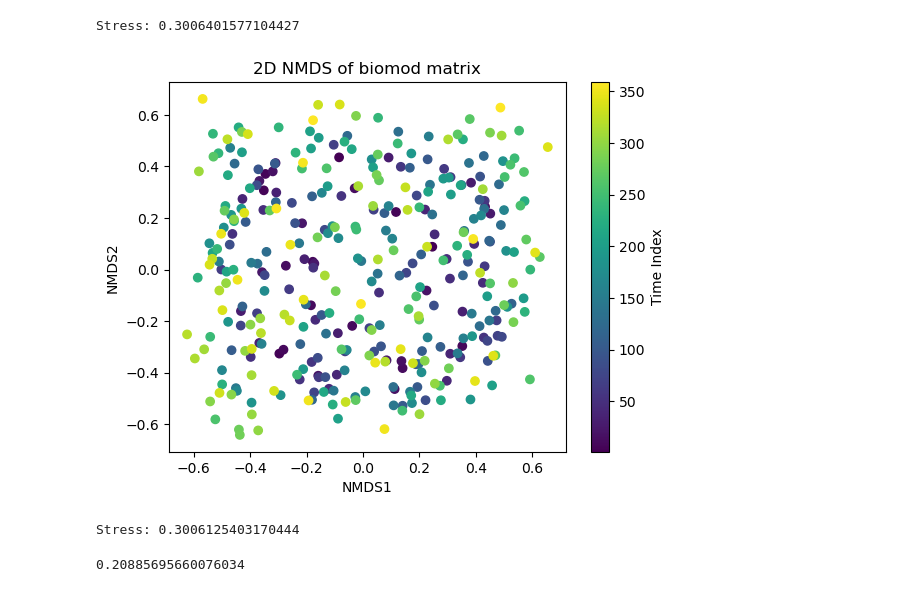
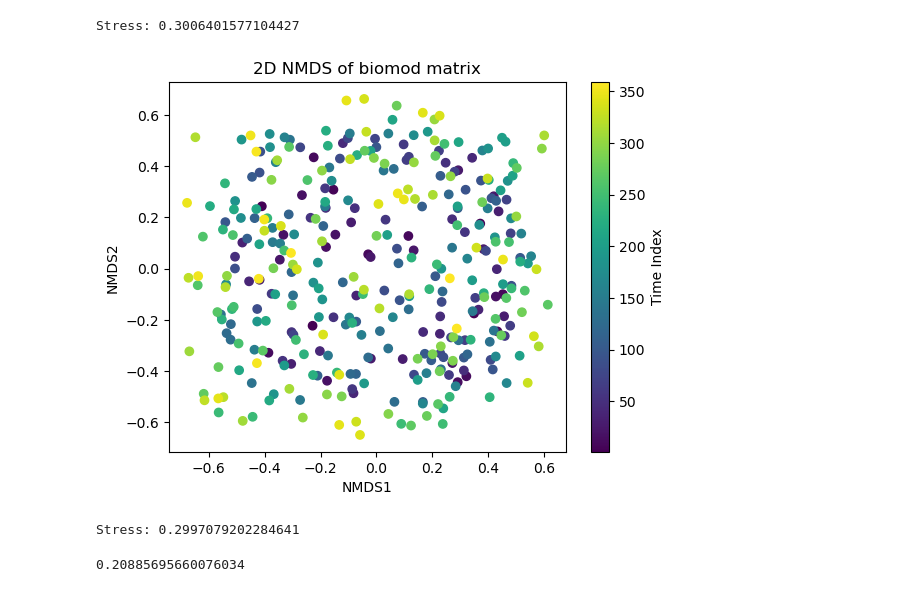
Before and after one commit to butterman0/spGDMM, a Jupyter notebook: 2_notebooks/1c_generate_training_data.ipynb, the cells around one changed output. Cells and saved outputs as stored; diff of their text form; code cells hidden in the pictures.

```diff
--- a/2_notebooks/1c_generate_training_data.ipynb
+++ b/2_notebooks/1c_generate_training_data.ipynb
@@ -32,7 +32,7 @@ results = []
 for time_index in range(1,360,1):
 
     sampled_locations = create_sample_locations(1, time_index)
-    result = fetch_sinmod_data(biomod_sinmod_path, sampled_locations, biomod_target_variables, normalise=True)
+    result = fetch_sinmod_data(biomod_sinmod_path, sampled_locations, biomod_target_variables, normalise=False)
 
     results.append(result)
 
@@ -213,33 +182,33 @@ Stress: 0.3006401577104427
 # %%
 from sklearn.manifold import MDS
 from scipy.spatial.distance import pdist, squareform
 import matplotlib.pyplot as plt
 from mpl_toolkits.mplot3d import Axes3D
 
 # Extract the biomod matrix from column 4 onward
 biomod_matrix2 = final_results_2.iloc[:, 3:].values
 
 # Run NMDS
-nmds2 = MDS(n_components=2, metric=False, max_iter=500, random_state=42, dissimilarity='precomputed')
+nmds2 = MDS(n_components=2, metric=False, max_iter=500, random_state=43, dissimilarity='precomputed')
 # Compute the Bray-Curtis dissimilarity matrix
 dissimilarity_matrix2 = squareform(pdist(biomod_matrix2, metric='braycurtis'))
 
 # Fit NMDS with the precomputed dissimilarity matrix
 nmds_fit2 = nmds2.fit_transform(dissimilarity_matrix2)
 
 # Plot the NMDS result, color by time_index
 plt.figure()
-sc = plt.scatter(nmds_fit[:, 0], nmds_fit[:, 1], c=final_results_2['time_idx'], cmap='viridis')
+sc = plt.scatter(nmds_fit2[:, 0], nmds_fit2[:, 1], c=final_results_2['time_idx'], cmap='viridis')
 plt.colorbar(sc, label='Time Index')
 plt.title('2D NMDS of biomod matrix')
 plt.xlabel('NMDS1')
 plt.ylabel('NMDS2')
 plt.show()
 
 print(f"Stress: {nmds2.stress_}")
 # %% [output]
-[figure, old version]
+[figure, new version]
-Stress: 0.3006125403170444
+Stress: 0.2997079202284641
 # %%
 from sklearn.manifold import MDS
 from scipy.spatial.distance import pdist, squareform
```
Also changed, not shown: parts of 6 cells of this notebook, 5 other files.
